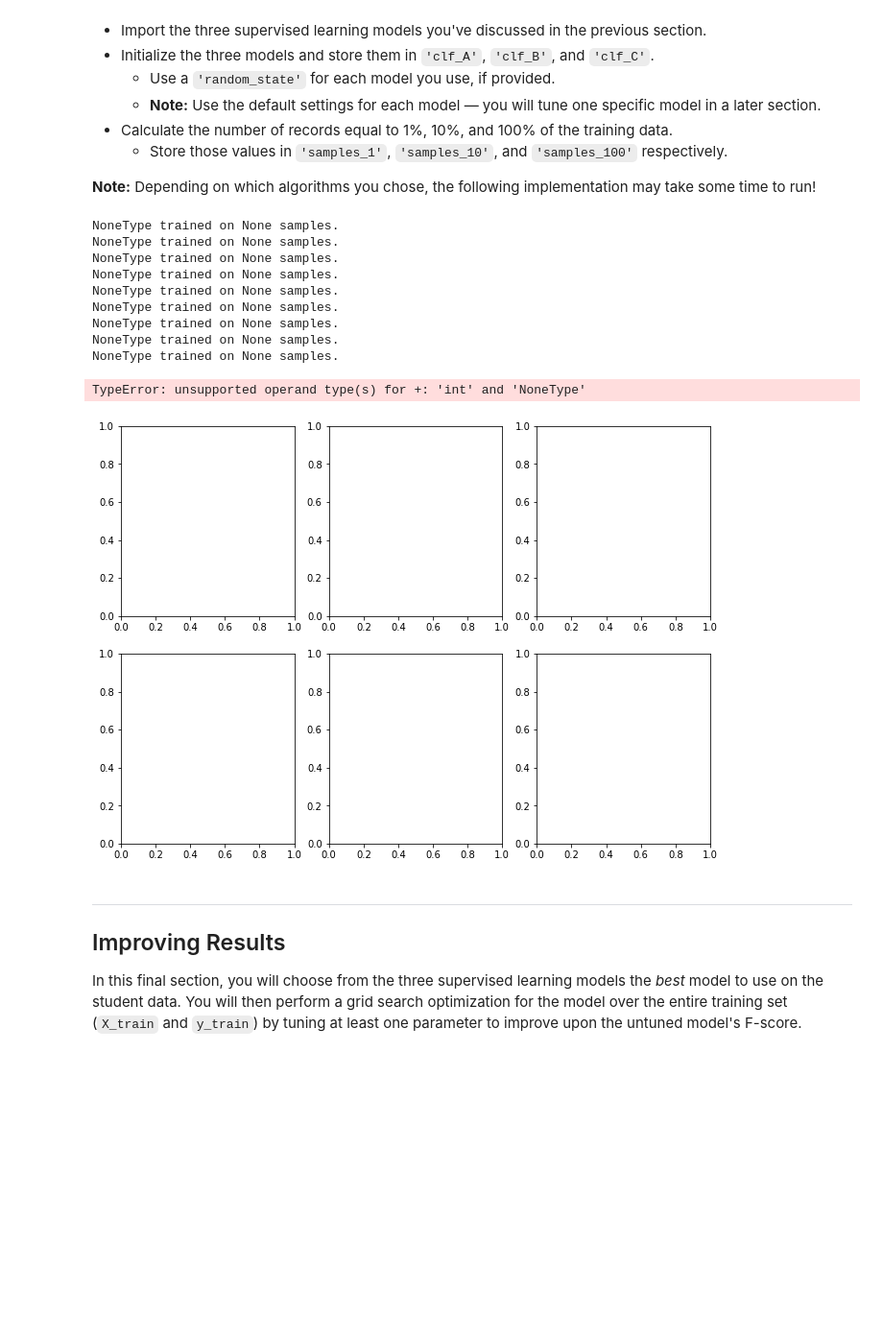
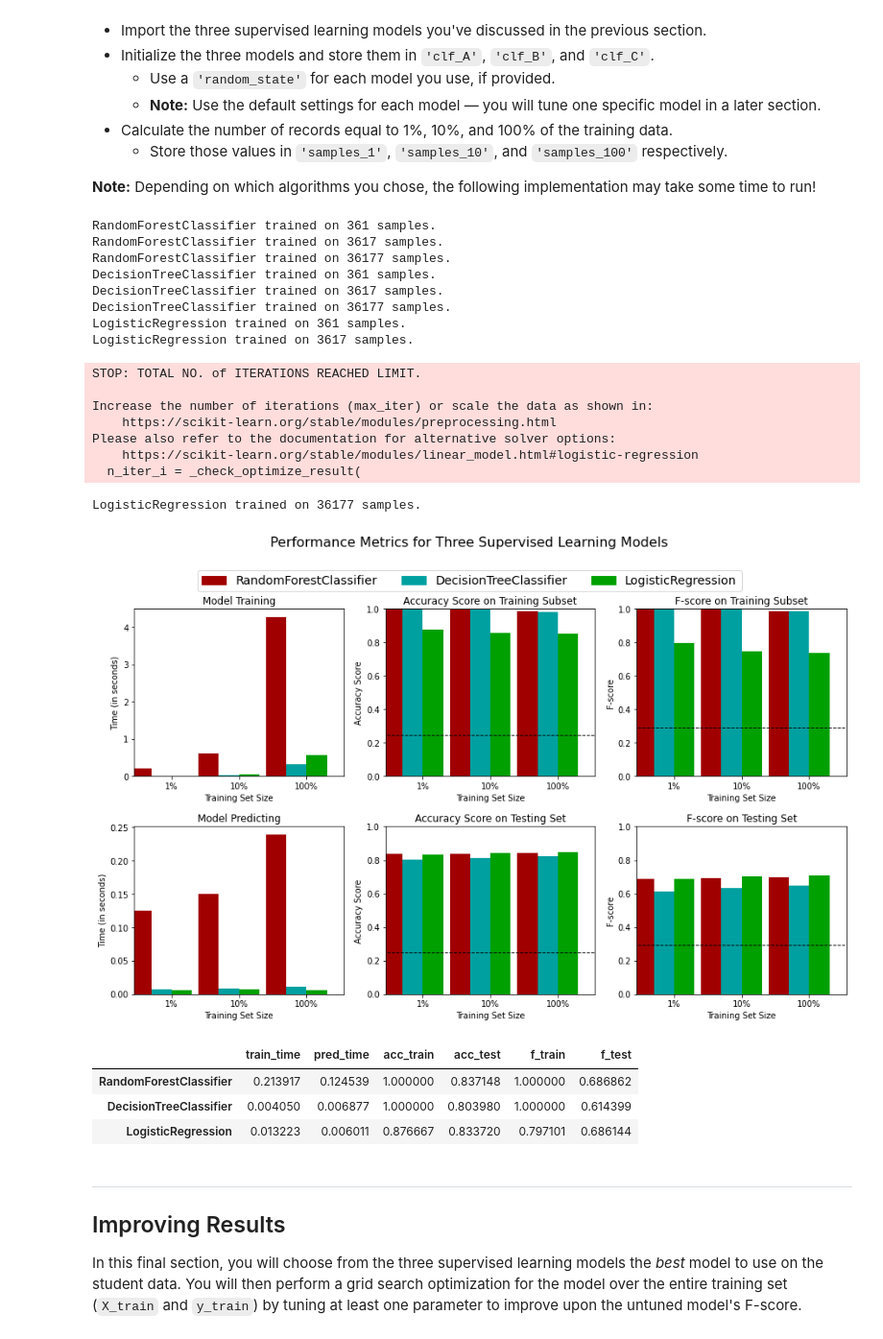
Before and after one commit to tinakiiki/ml-tensorflow-projects, a Jupyter notebook: starter/finding_donors.ipynb, the cells around one changed output. Shown: that part at 96% size. Drawn from its saved outputs; the diff is of its cells as text; code cells hidden in the pictures; blank space fills up the shorter version.

```diff
--- a/starter/finding_donors.ipynb
+++ b/starter/finding_donors.ipynb
@@ -410,44 +386,61 @@ In the code cell, you will need to implement the following:
 
 **Note:** Depending on which algorithms you chose, the following implementation may take some time to run!
 # %%
-# TODO: Import the three supervised learning models from sklearn
+# Import the three supervised learning models from sklearn
+from sklearn.ensemble import RandomForestClassifier
+from sklearn.tree import DecisionTreeClassifier
+from sklearn.linear_model import LogisticRegression
+# Initialize the three models
+clf_A = RandomForestClassifier(random_state=42)
+clf_B = DecisionTreeClassifier(random_state=42)
+clf_C = LogisticRegression(random_state=42)
 
-# TODO: Initialize the three models
-clf_A = None
-clf_B = None
-clf_C = None
-
-# TODO: Calculate the number of samples for 1%, 10%, and 100% of the training data
+# Calculate the number of samples for 1%, 10%, and 100% of the training data
 # HINT: samples_100 is the entire training set i.e. len(y_train)
 # HINT: samples_10 is 10% of samples_100 (ensure to set the count of the values to be `int` and not `float`)
 # HINT: samples_1 is 1% of samples_100 (ensure to set the count of the values to be `int` and not `float`)
-samples_100 = None
-samples_10 = None
-samples_1 = None
+samples_100 = len(y_train)
+samples_10 = int(samples_100 * 0.1)
+samples_1 = int(samples_100 * 0.01)
 
 # Collect results on the learners
 results = {}
-for clf in [clf_A, clf_B, clf_C]:
+for clf in [clf_A,clf_B, clf_C]:
     clf_name = clf.__class__.__name__
     results[clf_name] = {}
     for i, samples in enumerate([samples_1, samples_10, samples_100]):
         results[clf_name][i] = \
         train_predict(clf, samples, X_train, y_train, X_test, y_test)
 
 # Run metrics visualization for the three supervised learning models chosen
 vs.evaluate(results, accuracy, fscore)
 # %% [output]
-NoneType trained on None samples.
-NoneType trained on None samples.
-NoneType trained on None samples.
-NoneType trained on None samples.
-NoneType trained on None samples.
-NoneType trained on None samples.
-NoneType trained on None samples.
-NoneType trained on None samples.
-NoneType trained on None samples.
+RandomForestClassifier trained on 361 samples.
+RandomForestClassifier trained on 3617 samples.
+RandomForestClassifier trained on 36177 samples.
+DecisionTreeClassifier trained on 361 samples.
+DecisionTreeClassifier trained on 3617 samples.
+DecisionTreeClassifier trained on 36177 samples.
+LogisticRegression trained on 361 samples.
+LogisticRegression trained on 3617 samples.
-TypeError: unsupported operand type(s) for +: 'int' and 'NoneType'
+STOP: TOTAL NO. of ITERATIONS REACHED LIMIT.
+
+Increase the number of iterations (max_iter) or scale the data as shown in:
+    https://scikit-learn.org/stable/modules/preprocessing.html
+Please also refer to the documentation for alternative solver options:
+    https://scikit-learn.org/stable/modules/linear_model.html#logistic-regression
+  n_iter_i = _check_optimize_result(
+LogisticRegression trained on 36177 samples.
-[figure, old version]
+[figure, new version]
+# %%
+# make table of results from training and testing the models
+result_df = pd.DataFrame.from_dict(results, orient='index')
+result_df[0].dropna().apply(pd.Series)
+# %% [output]
+|  | train_time | pred_time | acc_train | acc_test | f_train | f_test |
+| RandomForestClassifier | 0.213917 | 0.124539 | 1.000000 | 0.837148 | 1.000000 | 0.686862 |
+| DecisionTreeClassifier | 0.004050 | 0.006877 | 1.000000 | 0.803980 | 1.000000 | 0.614399 |
+| LogisticRegression | 0.013223 | 0.006011 | 0.876667 | 0.833720 | 0.797101 | 0.686144 |
 # %% [markdown]
 ----
 ## Improving Results
```
Also changed, not shown: parts of 21 cells of this notebook, 1 other file.
